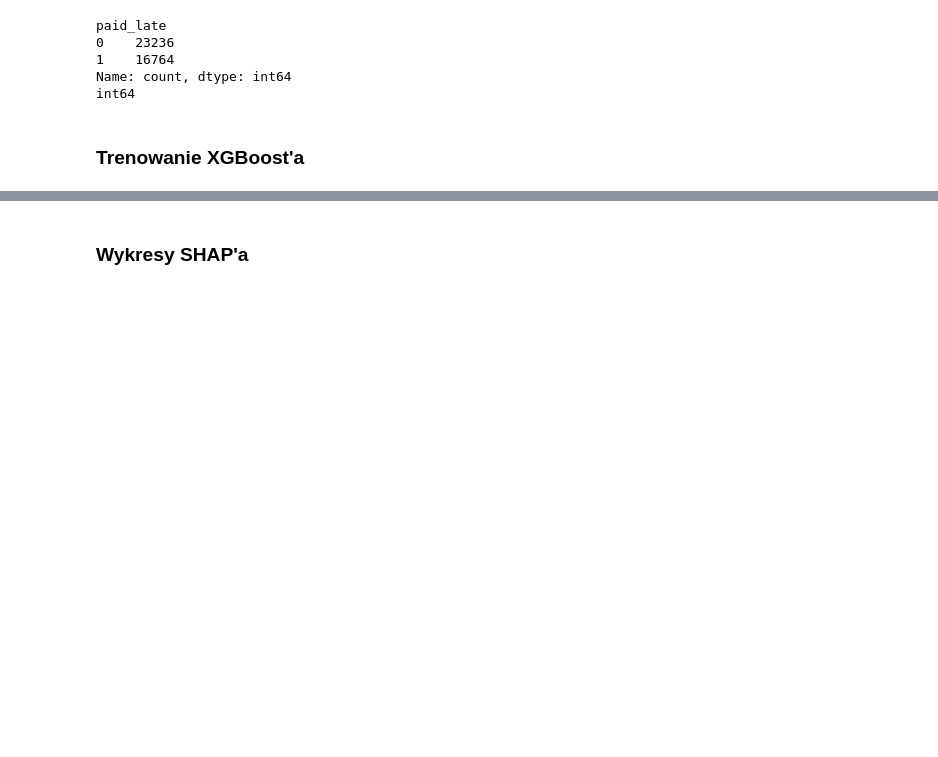
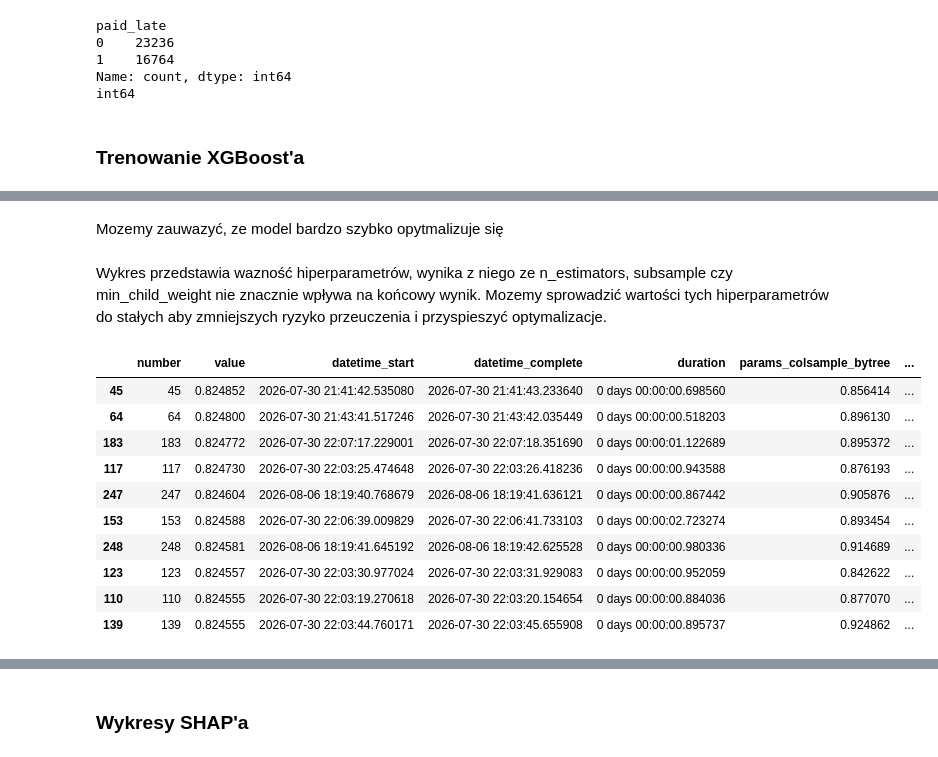
Before and after one commit to KSI-ML-research/Bankrupt-Detector, a Jupyter notebook: SHAP_model/shap.ipynb, the cells around one changed output, grey strips where cells are left out. Saved outputs shown, nothing was run; the diff lists cells and outputs as text; code cells hidden in the pictures; blank space fills up the shorter version.

Commit message:
Add some markdown cells and make an optuna opimization

```diff
--- a/SHAP_model/shap.ipynb
+++ b/SHAP_model/shap.ipynb
@@ -103,0 +260,19 @@ weighted avg       0.77      0.77      0.77      8000
+# %%
+import optuna
+from optuna.visualization import (
+    plot_optimization_history,
+    plot_param_importances,
+    plot_slice,
+    plot_contour,
+    plot_parallel_coordinate
+)
+
+# Wczytaj study
+study = optuna.load_study(
+    study_name="xgboost_tuning",
+    storage="sqlite:///xgboost_optuna.db"
+)
+
+# Podstawowe info
+print(f"Best value: {study.best_value:.6f}")
+print(f"Best params: {study.best_params}")
@@ -103,0 +303,9 @@ weighted avg       0.77      0.77      0.77      8000
+# %%
+import plotly.io as pio
+pio.renderers.default = "vscode"  # lub "jupyterlab"
+plot_optimization_history(study)
+# %% [markdown]
+Mozemy zauwazyć, ze model bardzo szybko opytmalizuje się
+# %% [markdown]
+Wykres przedstawia wazność hiperparametrów, wynika z niego ze n_estimators, subsample czy min_child_weight nie znacznie wpływa na końcowy wynik.
+Mozemy sprowadzić wartości tych hiperparametrów do stałych aby zmniejszych ryzyko przeuczenia i przyspieszyć optymalizacje.
@@ -103,0 +316,18 @@ weighted avg       0.77      0.77      0.77      8000
+# %%
+import pandas as pd
+
+trials_df = study.trials_dataframe()
+trials_df = trials_df.sort_values("value", ascending=False)
+trials_df.head(10)  # top 10 triali
+# %% [output]
+|  | number | value | datetime_start | datetime_complete | duration | params_colsample_bytree | ... |
+| 45 | 45 | 0.824852 | 2026-07-30 21:41:42.535080 | 2026-07-30 21:41:43.233640 | 0 days 00:00:00.698560 | 0.856414 | ... |
+| 64 | 64 | 0.824800 | 2026-07-30 21:43:41.517246 | 2026-07-30 21:43:42.035449 | 0 days 00:00:00.518203 | 0.896130 | ... |
+| 183 | 183 | 0.824772 | 2026-07-30 22:07:17.229001 | 2026-07-30 22:07:18.351690 | 0 days 00:00:01.122689 | 0.895372 | ... |
+| 117 | 117 | 0.824730 | 2026-07-30 22:03:25.474648 | 2026-07-30 22:03:26.418236 | 0 days 00:00:00.943588 | 0.876193 | ... |
+| 247 | 247 | 0.824604 | 2026-08-06 18:19:40.768679 | 2026-08-06 18:19:41.636121 | 0 days 00:00:00.867442 | 0.905876 | ... |
+| 153 | 153 | 0.824588 | 2026-07-30 22:06:39.009829 | 2026-07-30 22:06:41.733103 | 0 days 00:00:02.723274 | 0.893454 | ... |
+| 248 | 248 | 0.824581 | 2026-08-06 18:19:41.645192 | 2026-08-06 18:19:42.625528 | 0 days 00:00:00.980336 | 0.914689 | ... |
+| 123 | 123 | 0.824557 | 2026-07-30 22:03:30.977024 | 2026-07-30 22:03:31.929083 | 0 days 00:00:00.952059 | 0.842622 | ... |
+| 110 | 110 | 0.824555 | 2026-07-30 22:03:19.270618 | 2026-07-30 22:03:20.154654 | 0 days 00:00:00.884036 | 0.877070 | ... |
+| 139 | 139 | 0.824555 | 2026-07-30 22:03:44.760171 | 2026-07-30 22:03:45.655908 | 0 days 00:00:00.895737 | 0.924862 | ... |
```
Also changed, not shown: parts of 19 cells of this notebook, 2 other files.
